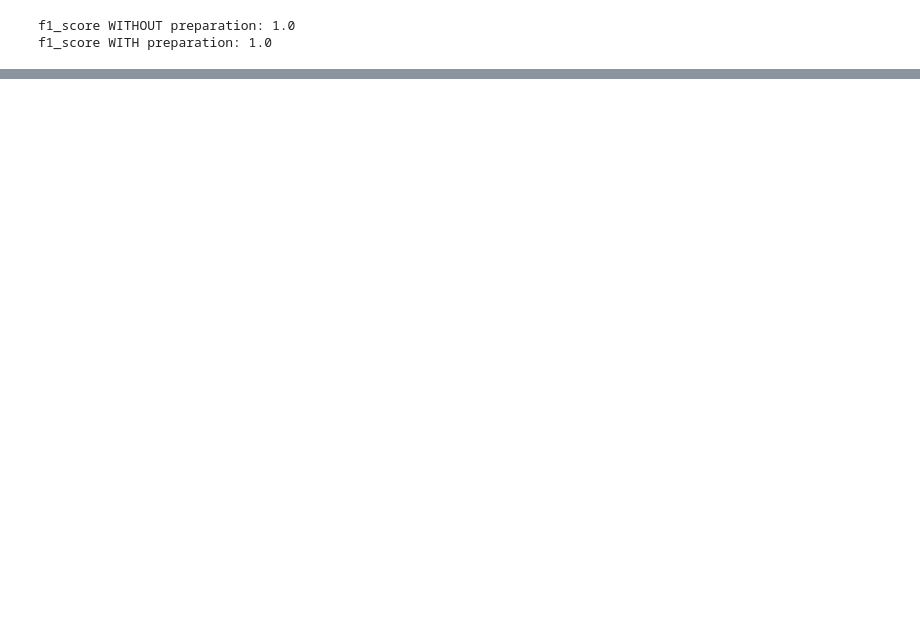
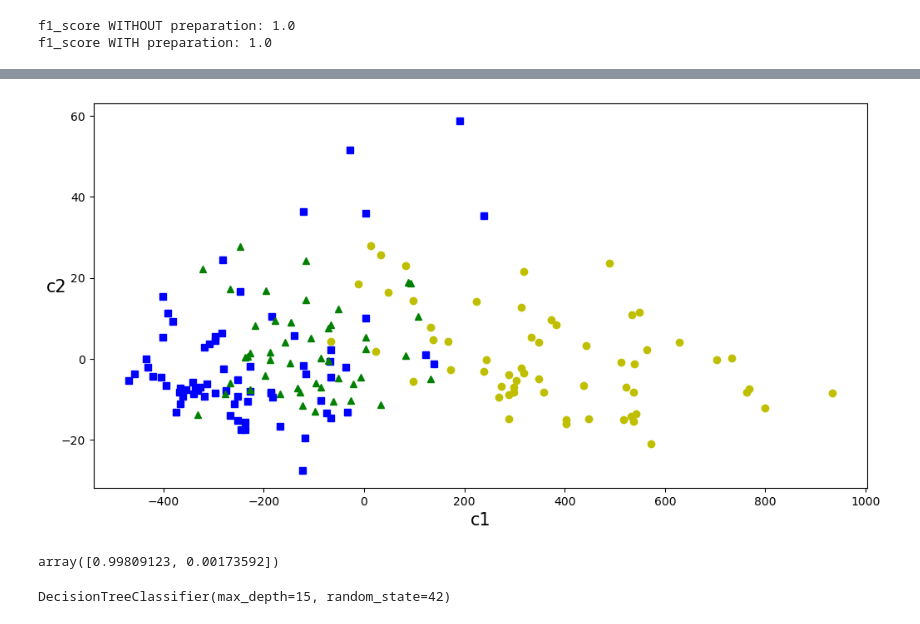
Before and after one commit to Jootgitoo/PIA, a Jupyter notebook: ML_arboldecision_randomforest-main/ejercicio-arboles-decision.ipynb, the cells around one changed output, grey strips where cells are left out. Saved outputs shown, nothing was run; the diff lists cells and outputs as text; code cells hidden in the pictures; blank space fills up the shorter version.

Commit message:
complementación ejercicio arboles de decision

```diff
--- a/ML_arboldecision_randomforest-main/ejercicio-arboles-decision.ipynb
+++ b/ML_arboldecision_randomforest-main/ejercicio-arboles-decision.ipynb
@@ -385,0 +499,20 @@ f1_score WITH preparation: 1.0
+# %%
+def remove_labels(df, label_name):
+    X = df.drop(label_name, axis=1)
+    y = df[label_name].copy()
+    return (X, y)
+# %%
+# Separamos las variables de entrada (X) de la etiqueta (y)
+# Transformamos y a valor numérico
+X_df, y_df = remove_labels(df, 'target')
+y_df = y_df.factorize()[0]
+# %%
+# Reducimos el conjunto de datos a 2 dimensiones utilizando el algoritmo PCA
+from sklearn.decomposition import PCA
+
+pca = PCA(n_components=2)
+df_reduced = pca.fit_transform(X_df)
+# %%
+df_reduced = pd.DataFrame(df_reduced, columns=["c1", "c2"])
+
+df_reduced.head(10)
@@ -385,0 +531,26 @@ f1_score WITH preparation: 1.0
+# %%
+import matplotlib.pyplot as plt
+%matplotlib inline
+
+plt.figure(figsize=(12, 6))
+plt.plot(df_reduced["c1"][y_df==0], df_reduced["c2"][y_df==0], "yo", label="normal")
+plt.plot(df_reduced["c1"][y_df==1], df_reduced["c2"][y_df==1], "bs", label="adware")
+plt.plot(df_reduced["c1"][y_df==2], df_reduced["c2"][y_df==2], "g^", label="malware")
+plt.xlabel("c1", fontsize=15)
+plt.ylabel("c2", fontsize=15, rotation=0)
+plt.show()
+# %% [output]
+[figure, added]
+# %%
+# Calculamos la proporción de varianza que se ha preservado del conjunto original
+pca.explained_variance_ratio_
+# %% [output]
+array([0.99809123, 0.00173592])
+# %%
+# Generamos un modelo con el conjunto de datos reducido
+from sklearn.tree import DecisionTreeClassifier
+
+clf_tree_reduced = DecisionTreeClassifier(max_depth=15, random_state=42)
+clf_tree_reduced.fit(df_reduced, y_df)
+# %% [output]
+DecisionTreeClassifier(max_depth=15, random_state=42)
```
Also changed, not shown: parts of 35 cells of this notebook.
